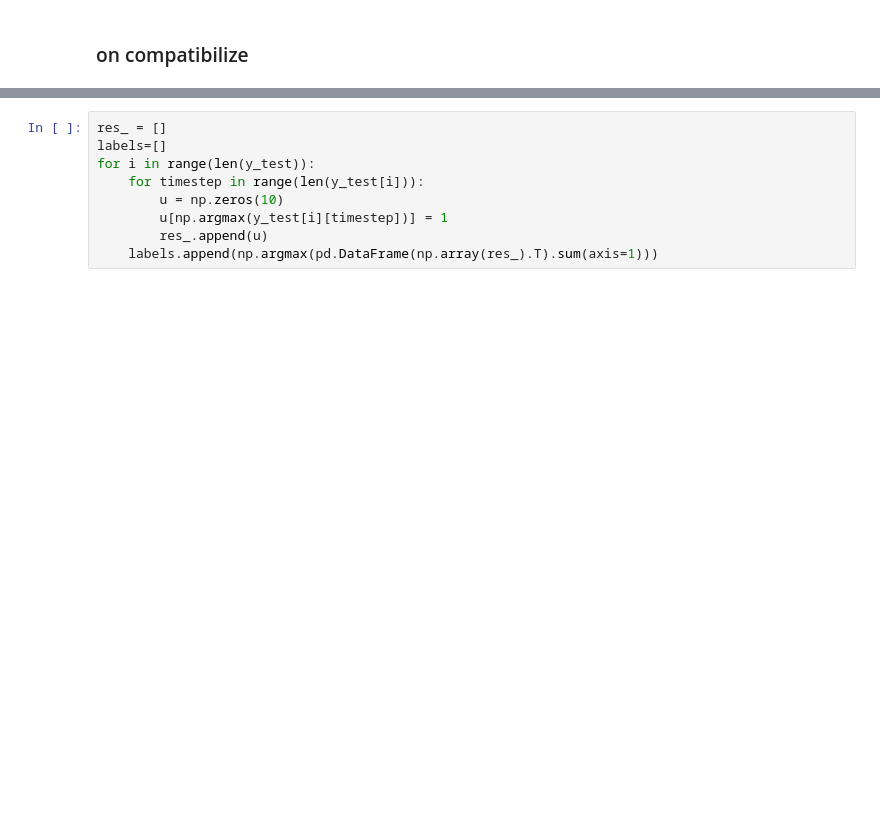
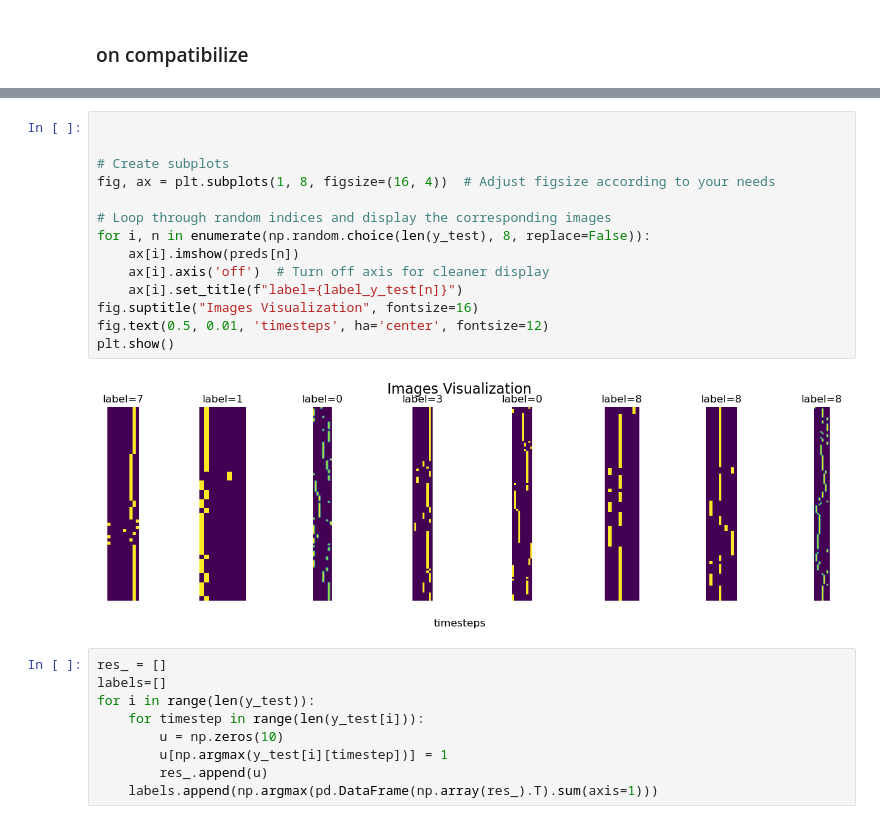
Before and after one commit to RCaz33/Time-series_Multiclass-classification_Reservoir-computing-INRIA, a Jupyter notebook: reservoir_computing.ipynb, the cells around one changed output, grey strips where cells are left out. Saved outputs shown, nothing was run; the diff lists cells and outputs as text; blank space fills up the shorter version.

```diff
--- a/reservoir_computing.ipynb
+++ b/reservoir_computing.ipynb
@@ -152,3 +176,19 @@ for i in range(len(Y_pred)):
+# %%
+
+
+# Create subplots
+fig, ax = plt.subplots(1, 8, figsize=(16, 4))  # Adjust figsize according to your needs
+
+# Loop through random indices and display the corresponding images
+for i, n in enumerate(np.random.choice(len(y_test), 8, replace=False)):
+    ax[i].imshow(preds[n])
+    ax[i].axis('off')  # Turn off axis for cleaner display
+    ax[i].set_title(f"label={label_y_test[n]}")
+fig.suptitle("Images Visualization", fontsize=16)
+fig.text(0.5, 0.01, 'timesteps', ha='center', fontsize=12)
+plt.show()
+# %% [output]
+[figure, added]
 # %%
 res_ = []
 labels=[]
```
Also changed, not shown: parts of 11 cells of this notebook.
